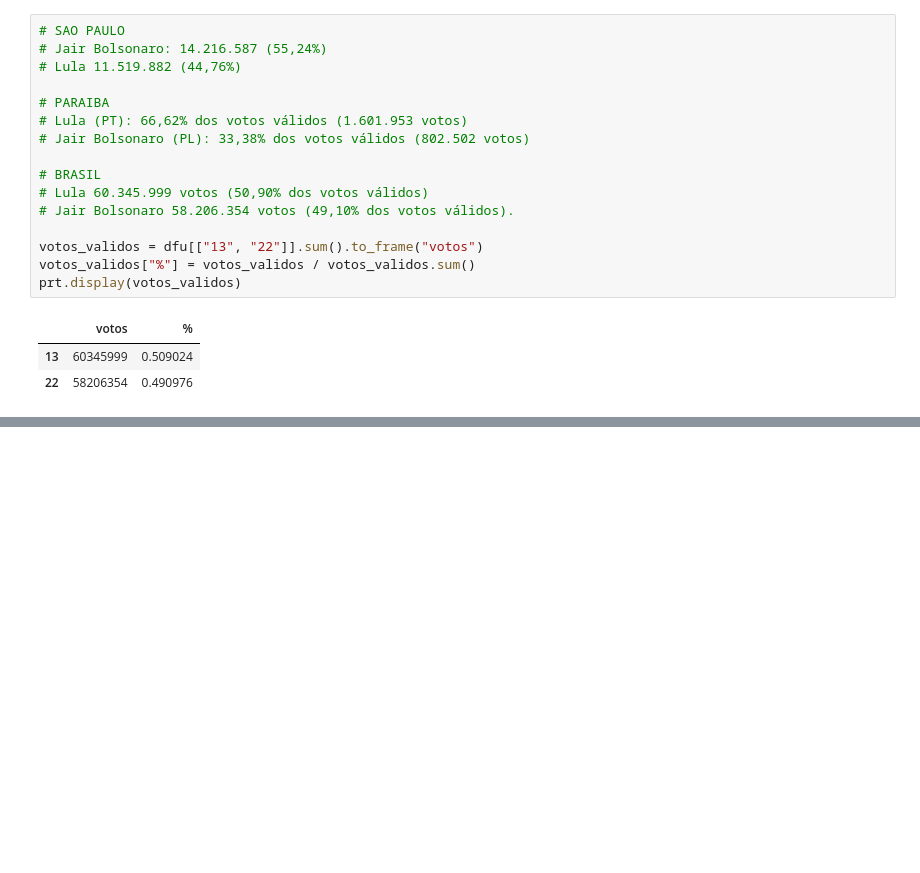
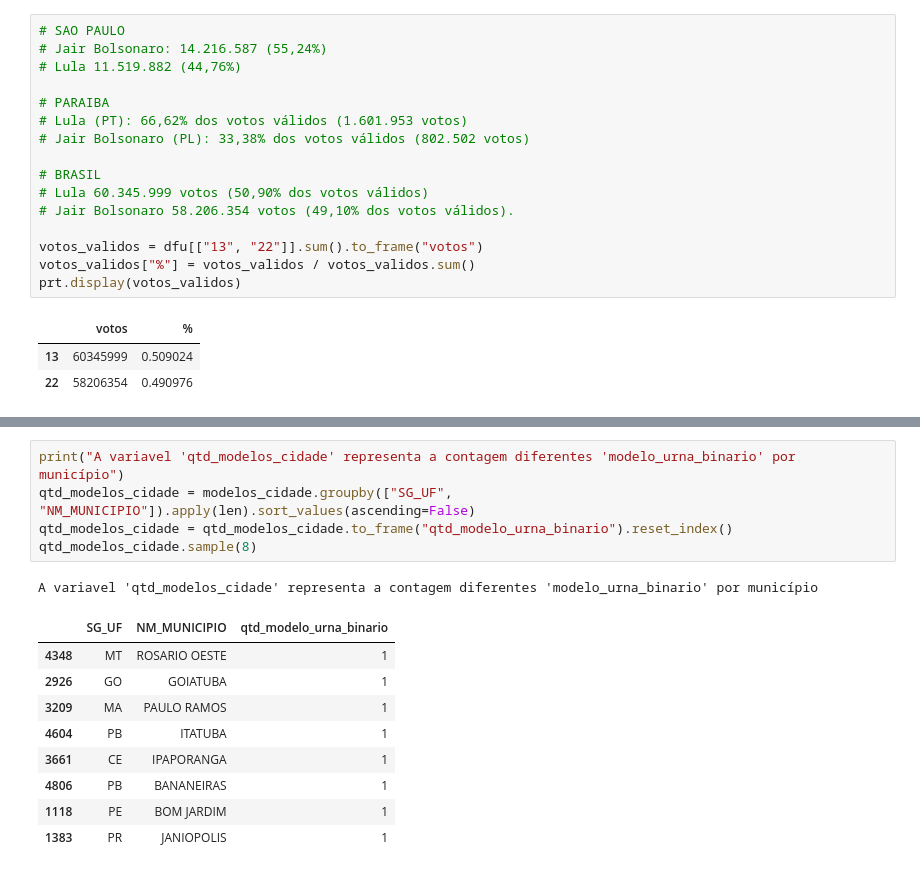
Before and after one commit to talestsp/audit2022p, a Jupyter notebook: notebooks/2.2 - AnáliseMapaVotaçãoUrnas.ipynb, the cells around one changed output, grey strips where cells are left out. Cells and saved outputs as stored; diff of their text form; blank space fills up the shorter version.

```diff
--- a/notebooks/2.2 - AnáliseMapaVotaçãoUrnas.ipynb
+++ b/notebooks/2.2 - AnáliseMapaVotaçãoUrnas.ipynb
@@ -166,0 +166,16 @@ Cidades com 100% de urnas do mesmo modelo
+# %%
+print("A variavel 'qtd_modelos_cidade' representa a contagem diferentes 'modelo_urna_binario' por município")
+qtd_modelos_cidade = modelos_cidade.groupby(["SG_UF", "NM_MUNICIPIO"]).apply(len).sort_values(ascending=False)
+qtd_modelos_cidade = qtd_modelos_cidade.to_frame("qtd_modelo_urna_binario").reset_index()
+qtd_modelos_cidade.sample(8)
+# %% [output]
+A variavel 'qtd_modelos_cidade' representa a contagem diferentes 'modelo_urna_binario' por município
+|  | SG_UF | NM_MUNICIPIO | qtd_modelo_urna_binario |
+| 4348 | MT | ROSARIO OESTE | 1 |
+| 2926 | GO | GOIATUBA | 1 |
+| 3209 | MA | PAULO RAMOS | 1 |
+| 4604 | PB | ITATUBA | 1 |
+| 3661 | CE | IPAPORANGA | 1 |
+| 4806 | PB | BANANEIRAS | 1 |
+| 1118 | PE | BOM JARDIM | 1 |
+| 1383 | PR | JANIOPOLIS | 1 |
```
Also changed, not shown: parts of 22 cells of this notebook, 6 other files.
